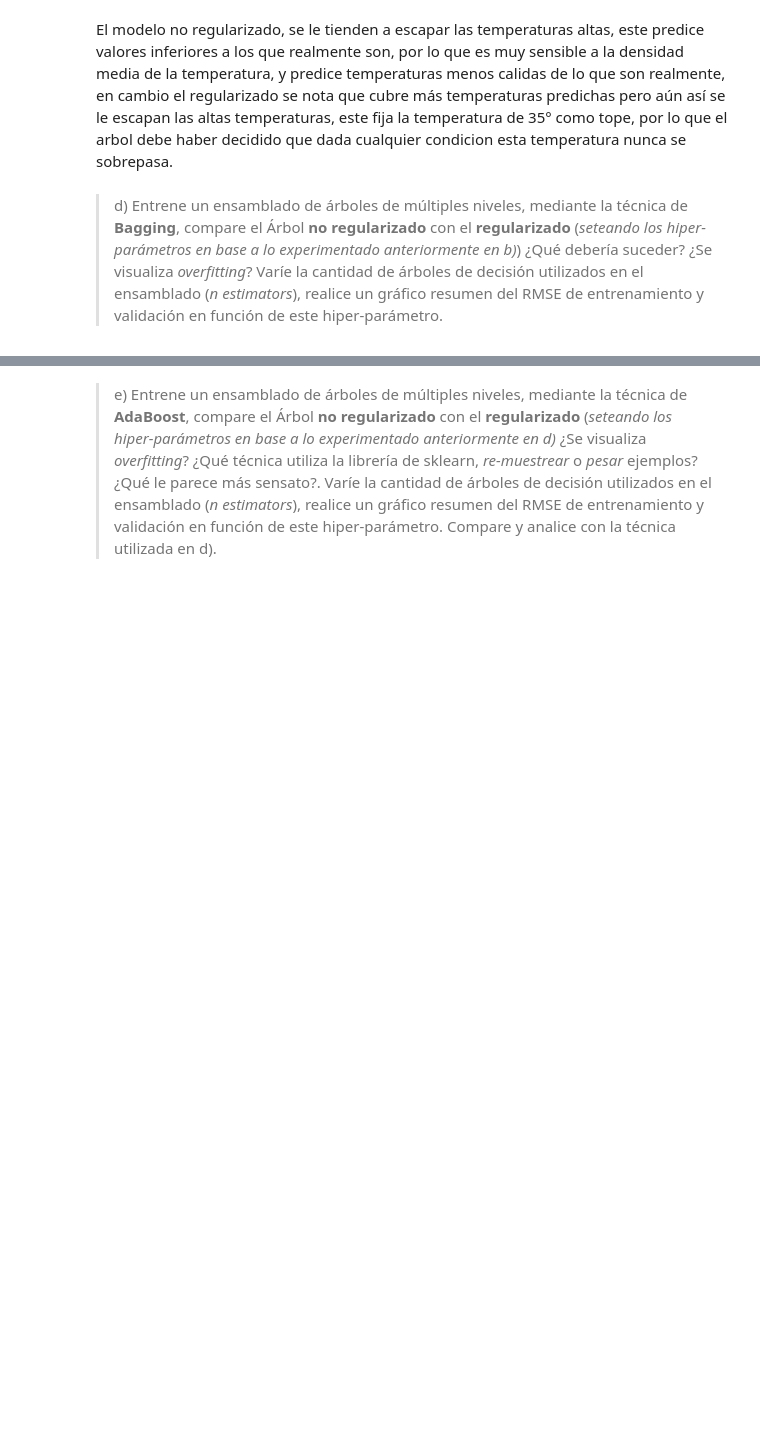
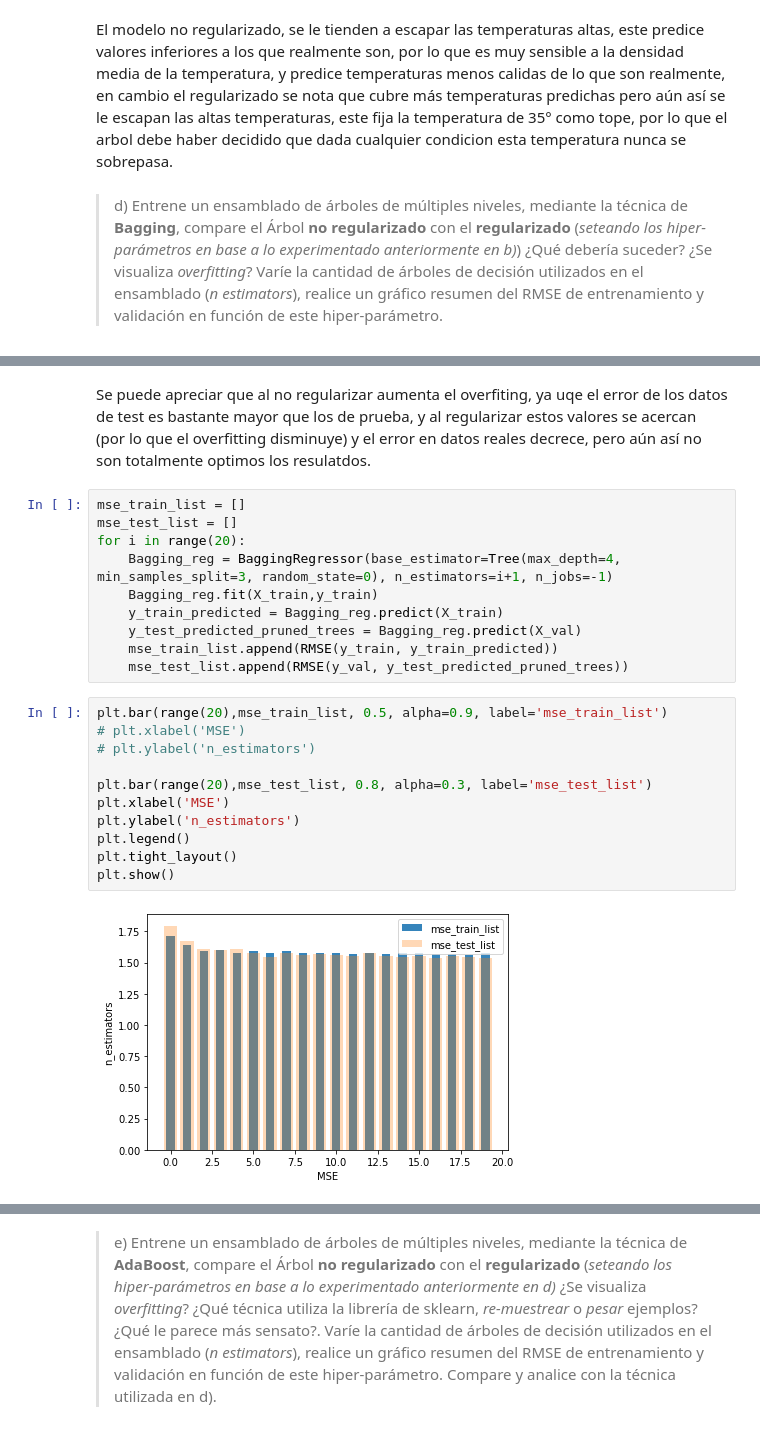
Before and after one commit to jpcastillog/Tarea3ML, a Jupyter notebook: Enunciado.ipynb, the cells around one changed output, grey strips where cells are left out. Saved outputs shown, nothing was run; the diff lists cells and outputs as text; blank space fills up the shorter version.

```diff
--- a/Enunciado.ipynb
+++ b/Enunciado.ipynb
@@ -294,0 +294,25 @@ Train MSE: 1.5674952313353945 Val MSE: 1.5549015510384614
+# %% [markdown]
+Se puede apreciar que al no regularizar aumenta el overfiting, ya uqe el error de los datos de test es bastante mayor que los de prueba, y al regularizar estos valores se acercan (por lo que el overfitting disminuye) y el error en datos reales decrece, pero aún así no son totalmente optimos los resulatdos.
+# %%
+mse_train_list = []
+mse_test_list = []
+for i in range(20):
+    Bagging_reg = BaggingRegressor(base_estimator=Tree(max_depth=4, min_samples_split=3, random_state=0), n_estimators=i+1, n_jobs=-1)
+    Bagging_reg.fit(X_train,y_train)
+    y_train_predicted = Bagging_reg.predict(X_train)
+    y_test_predicted_pruned_trees = Bagging_reg.predict(X_val)
+    mse_train_list.append(RMSE(y_train, y_train_predicted))
+    mse_test_list.append(RMSE(y_val, y_test_predicted_pruned_trees))
+# %%
+plt.bar(range(20),mse_train_list, 0.5, alpha=0.9, label='mse_train_list')
+# plt.xlabel('MSE')
+# plt.ylabel('n_estimators')
+
+plt.bar(range(20),mse_test_list, 0.8, alpha=0.3, label='mse_test_list')
+plt.xlabel('MSE')
+plt.ylabel('n_estimators')
+plt.legend()
+plt.tight_layout()
+plt.show()
+# %% [output]
+[figure, added]
```
Also changed, not shown: parts of 18 cells of this notebook.
